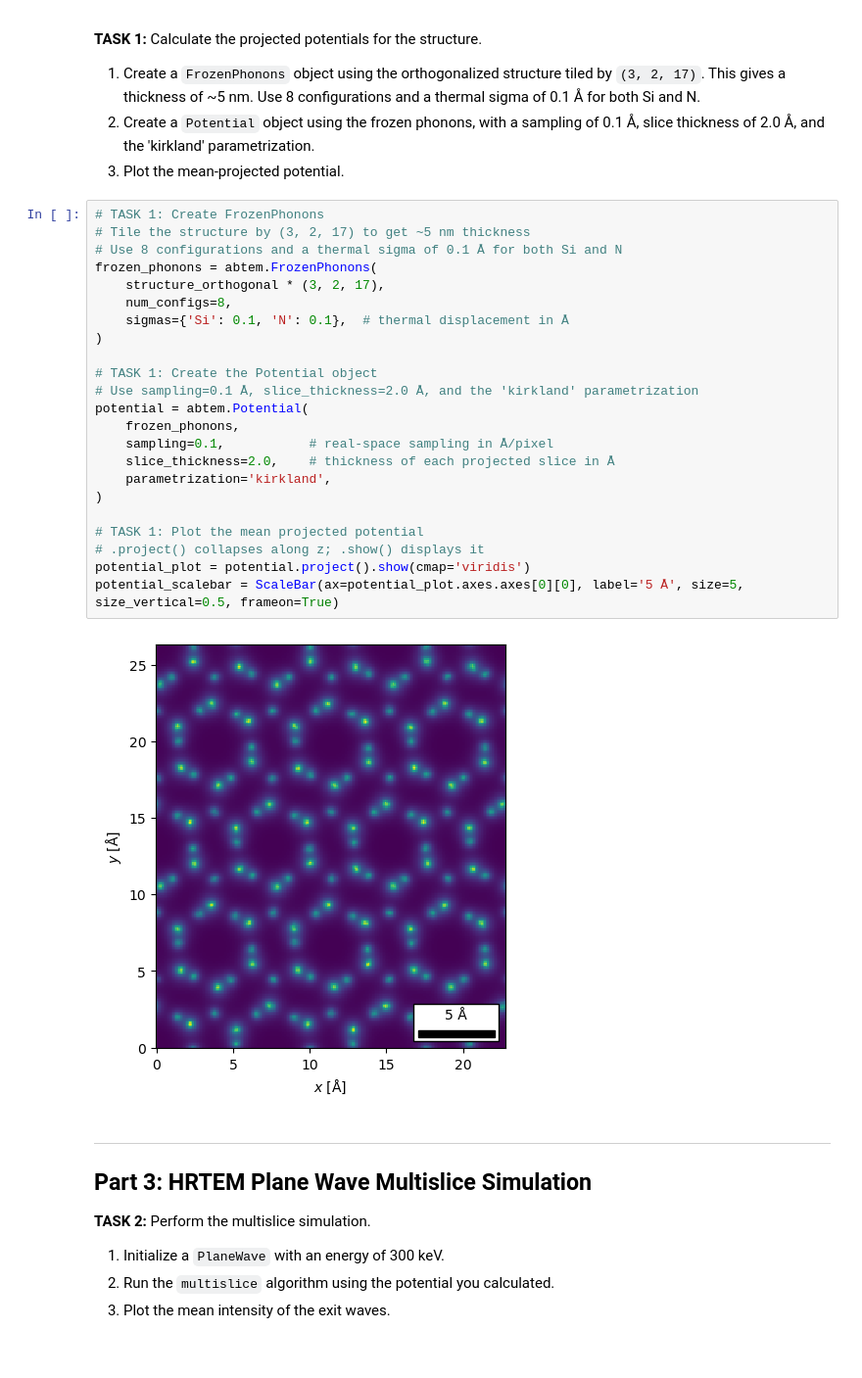
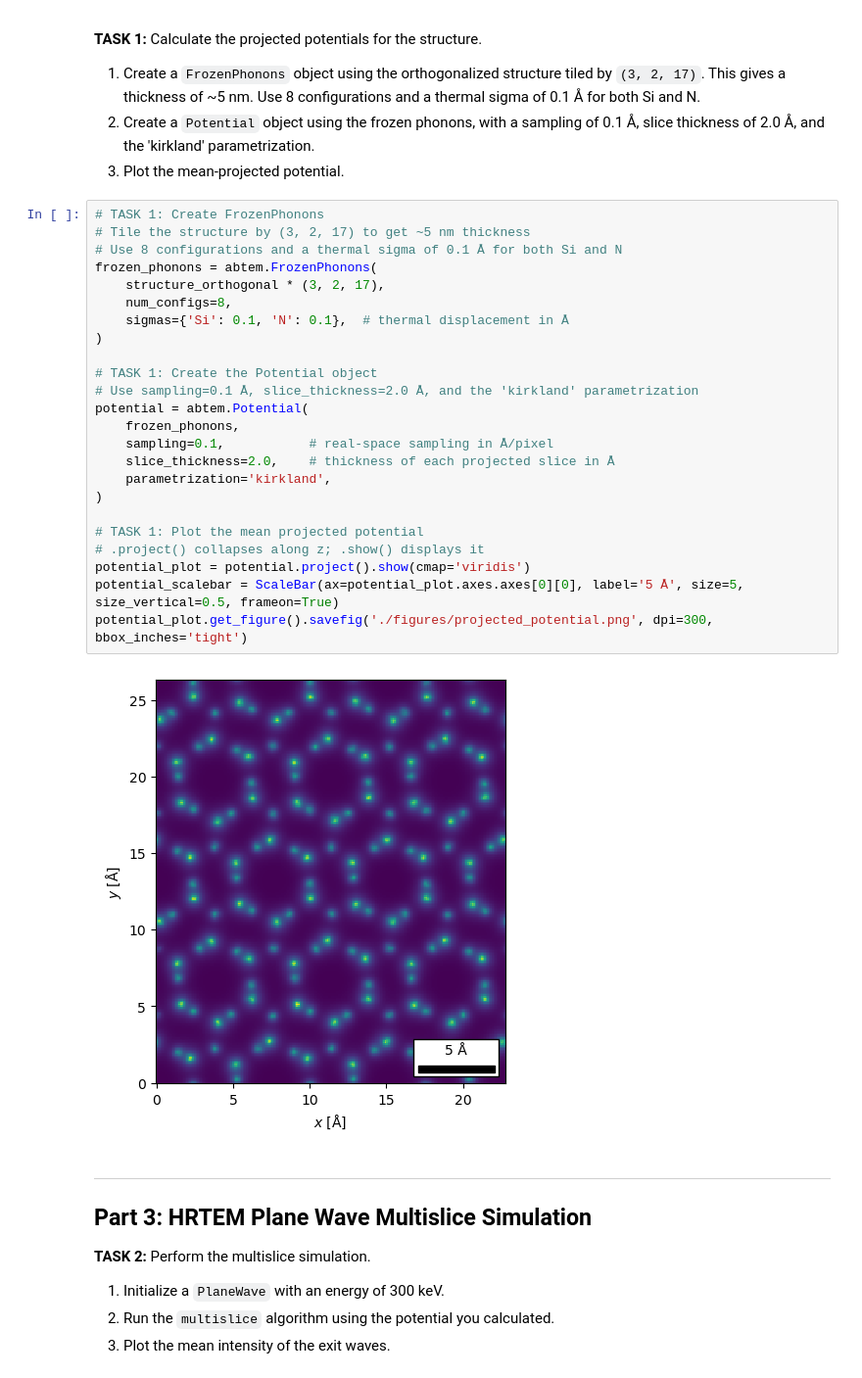
Before and after one commit to aramichang/MATSCI465_AramiChang, a Jupyter notebook: weeks56/assignment_combined_5_6.ipynb, the cells around one changed output. Shown at 98% size. Cells and saved outputs as stored; diff of their text form.

Commit message:
Create new directory for assignment figures

```diff
--- a/weeks56/assignment_combined_5_6.ipynb
+++ b/weeks56/assignment_combined_5_6.ipynb
@@ -69,28 +74,29 @@ abtem.show_atoms(structure_orthogonal * (3,2,6), plane='xy');
 # %%
 # TASK 1: Create FrozenPhonons
 # Tile the structure by (3, 2, 17) to get ~5 nm thickness
 # Use 8 configurations and a thermal sigma of 0.1 Å for both Si and N
 frozen_phonons = abtem.FrozenPhonons(
     structure_orthogonal * (3, 2, 17),
     num_configs=8,
     sigmas={'Si': 0.1, 'N': 0.1},  # thermal displacement in Å
 )
 
 # TASK 1: Create the Potential object
 # Use sampling=0.1 Å, slice_thickness=2.0 Å, and the 'kirkland' parametrization
 potential = abtem.Potential(
     frozen_phonons,
     sampling=0.1,           # real-space sampling in Å/pixel
     slice_thickness=2.0,    # thickness of each projected slice in Å
     parametrization='kirkland',
 )
 
 # TASK 1: Plot the mean projected potential
 # .project() collapses along z; .show() displays it
 potential_plot = potential.project().show(cmap='viridis')
 potential_scalebar = ScaleBar(ax=potential_plot.axes.axes[0][0], label='5 Å', size=5, size_vertical=0.5, frameon=True)
+potential_plot.get_figure().savefig('./figures/projected_potential.png', dpi=300, bbox_inches='tight')
 # %% [output]
-[figure, old version]
+[figure, new version]
 # %% [markdown]
 ---
 
```
Also changed, not shown: parts of 6 cells of this notebook, 6 other files.
